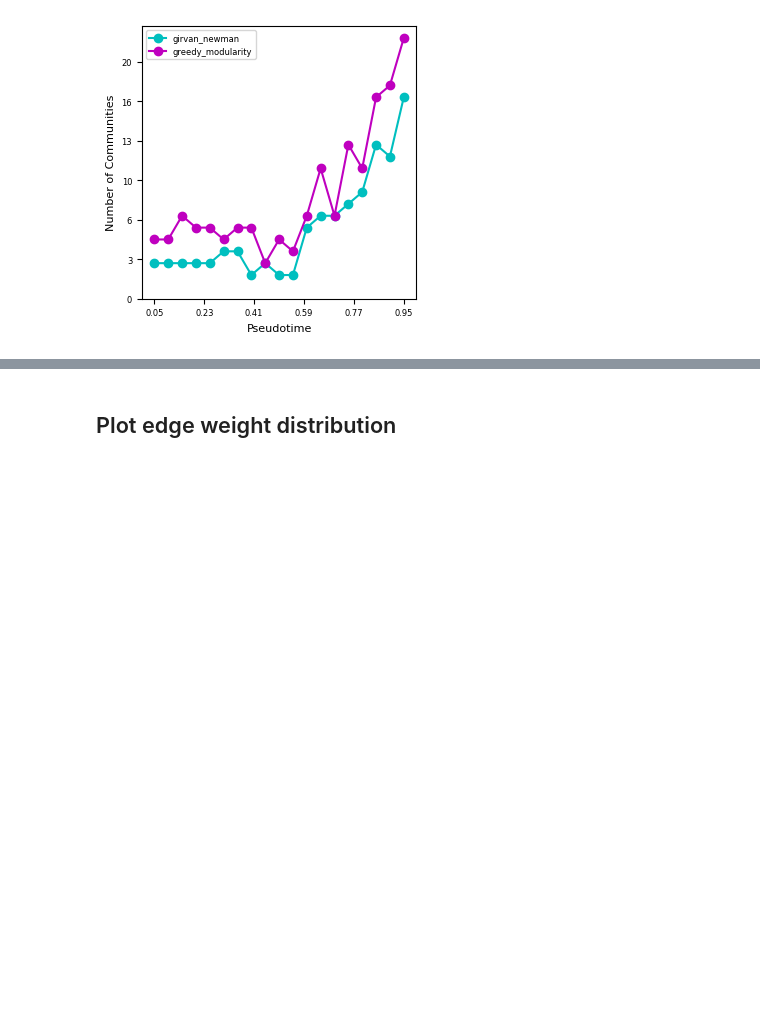
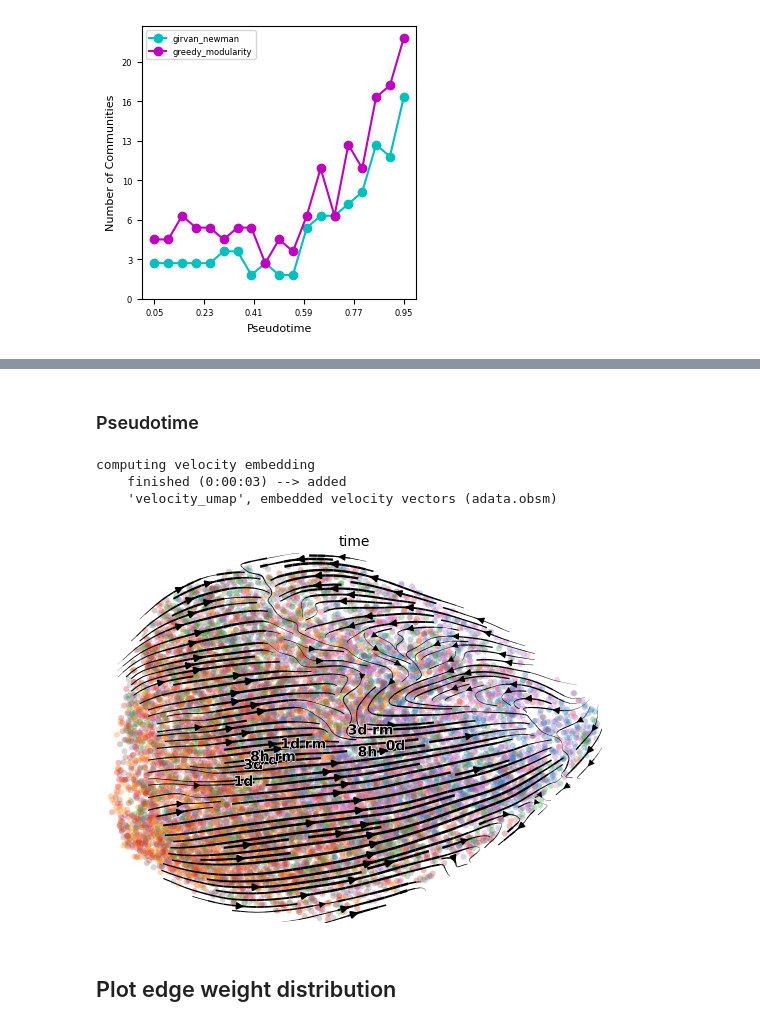
Before and after one commit to barcenasmanuel/EE282, a Jupyter notebook: code/jupyter_lab_fp/A549_TNF.ipynb, the cells around one changed output, grey strips where cells are left out. Drawn from its saved outputs; the diff is of its cells as text; code cells hidden in the pictures; blank space fills up the shorter version.

```diff
--- a/code/jupyter_lab_fp/A549_TNF.ipynb
+++ b/code/jupyter_lab_fp/A549_TNF.ipynb
@@ -364,3 +384,12 @@ num_com_list2: [5, 5, 7, 6, 6, 5, 6, 6, 3, 5, 4, 7, 11, 7, 13, 11, 17, 18, 22]
+# %% [markdown]
+### Pseudotime
+# %%
+scv.pl.velocity_embedding_stream(adata, basis='umap', color= "time")
+# %% [output]
+computing velocity embedding
+    finished (0:00:03) --> added
+    'velocity_umap', embedded velocity vectors (adata.obsm)
+[figure, added]
 # %% [markdown]
 ## Plot edge weight distribution
 # %%
```
Also changed, not shown: parts of 4 cells of this notebook, 5 other files.
